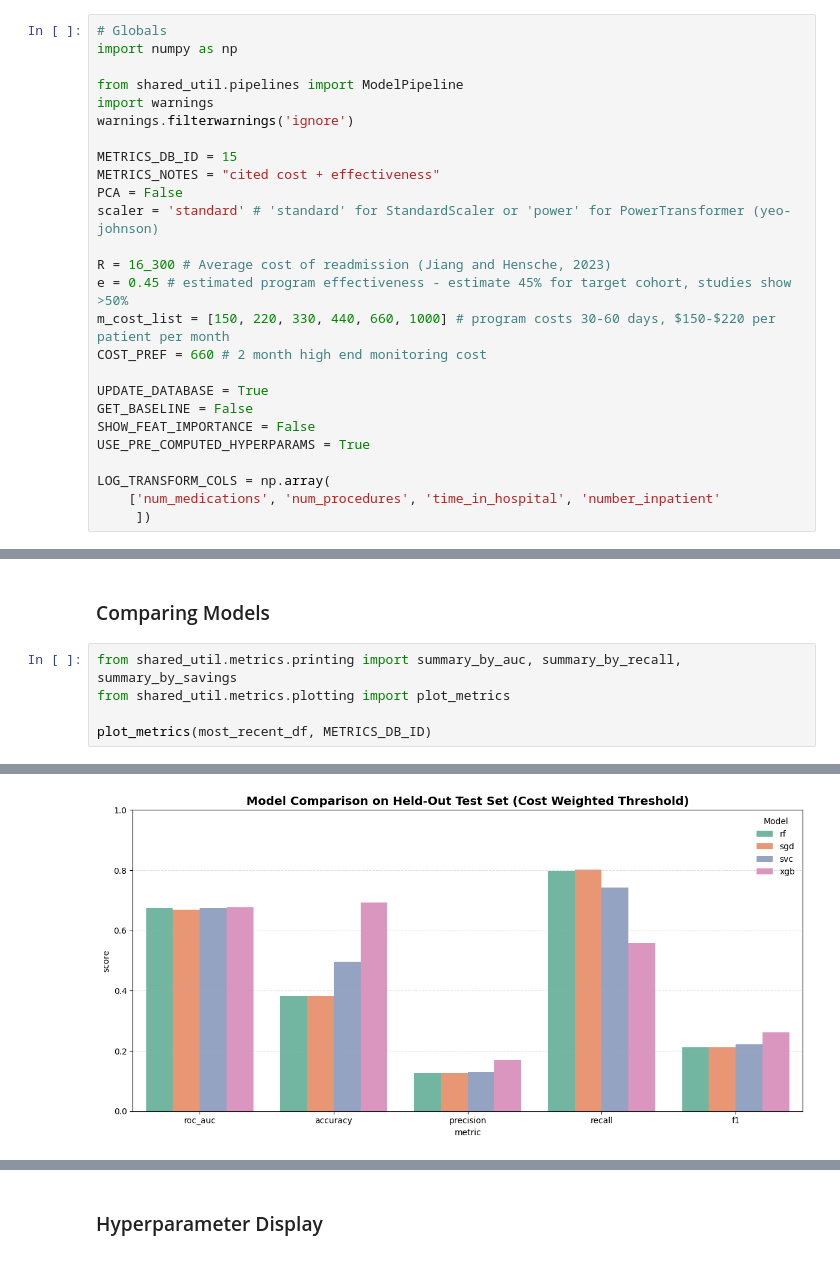
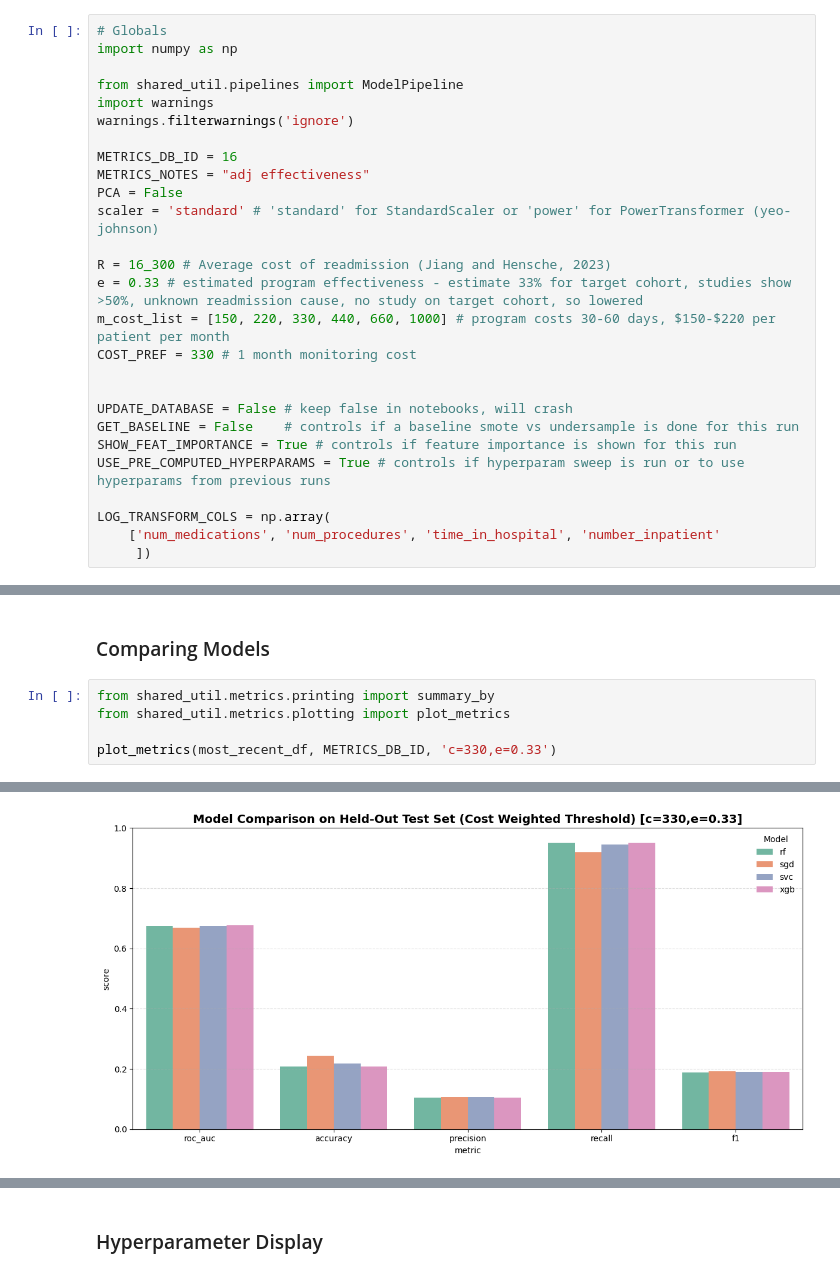
Before and after one commit to meaton96/Eaton_633_Project, a Jupyter notebook: notebooks/000_Main.ipynb, the cells around one changed output, grey strips where cells are left out. Saved outputs shown, nothing was run; the diff lists cells and outputs as text.

Commit message:
small printing changes

```diff
--- a/notebooks/000_Main.ipynb
+++ b/notebooks/000_Main.ipynb
@@ -6,20 +6,21 @@ from shared_util.pipelines import ModelPipeline
 import warnings
 warnings.filterwarnings('ignore')
 
-METRICS_DB_ID = 15
-METRICS_NOTES = "cited cost + effectiveness"
+METRICS_DB_ID = 16
+METRICS_NOTES = "adj effectiveness"
 PCA = False
 scaler = 'standard' # 'standard' for StandardScaler or 'power' for PowerTransformer (yeo-johnson)
 
 R = 16_300 # Average cost of readmission (Jiang and Hensche, 2023)
-e = 0.45 # estimated program effectiveness - estimate 45% for target cohort, studies show >50%
+e = 0.33 # estimated program effectiveness - estimate 33% for target cohort, studies show >50%, unknown readmission cause, no study on target cohort, so lowered
 m_cost_list = [150, 220, 330, 440, 660, 1000] # program costs 30-60 days, $150-$220 per patient per month
-COST_PREF = 660 # 2 month high end monitoring cost
+COST_PREF = 330 # 1 month monitoring cost
 
-UPDATE_DATABASE = True
-GET_BASELINE = False
-SHOW_FEAT_IMPORTANCE = False
-USE_PRE_COMPUTED_HYPERPARAMS = True
+
+UPDATE_DATABASE = False # keep false in notebooks, will crash
+GET_BASELINE = False    # controls if a baseline smote vs undersample is done for this run
+SHOW_FEAT_IMPORTANCE = True # controls if feature importance is shown for this run
+USE_PRE_COMPUTED_HYPERPARAMS = True # controls if hyperparam sweep is run or to use hyperparams from previous runs
 
 LOG_TRANSFORM_COLS = np.array(
     ['num_medications', 'num_procedures', 'time_in_hospital', 'number_inpatient'
@@ -139,8 +150,8 @@ compare_runs(
 # %% [markdown]
 ### Comparing Models
 # %%
-from shared_util.metrics.printing import summary_by_auc, summary_by_recall, summary_by_savings
+from shared_util.metrics.printing import summary_by
 from shared_util.metrics.plotting import plot_metrics
 
-plot_metrics(most_recent_df, METRICS_DB_ID)
+plot_metrics(most_recent_df, METRICS_DB_ID, 'c=330,e=0.33')
 # %% [output]
@@ -148,4 +159,4 @@ plot_metrics(most_recent_df, METRICS_DB_ID)
-[figure, old version]
+[figure, new version]
 # %%
 print('--most recent--')
 
```
Also changed, not shown: parts of 15 cells of this notebook, 4 other files.
